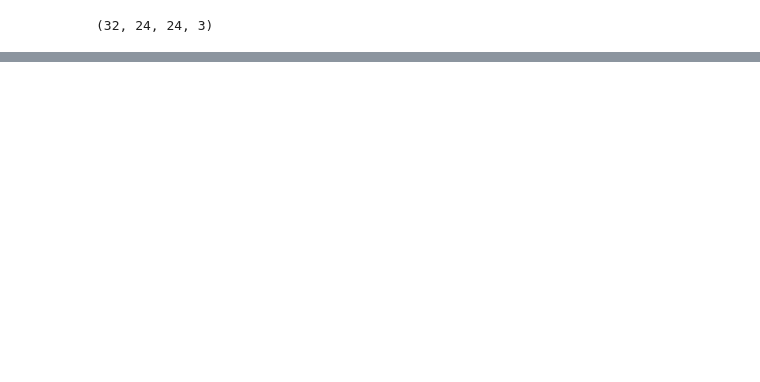
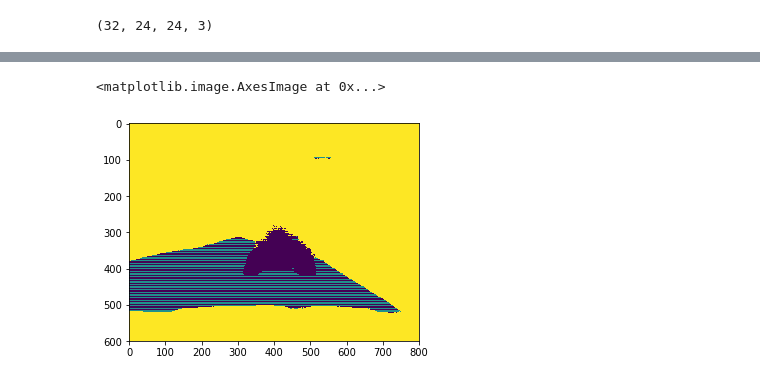
Before and after one commit to chiyuan-goh/lyft-perception-challenge, a Jupyter notebook: Untitled.ipynb, the cells around one changed output, grey strips where cells are left out. Drawn from its saved outputs; the diff is of its cells as text; code cells hidden in the pictures; blank space fills up the shorter version.

```diff
--- a/Untitled.ipynb
+++ b/Untitled.ipynb
@@ -168,0 +194,12 @@ SyntaxError: unexpected EOF while parsing (<ipython-input-18-29236c8cf1d5>, line
+# %%
+test_x = np.zeros((1, 600, 800, 3))
+test_x[0, :, : ,: ] = img
+model = load_model("m1")
+test_sample = model.predict(test_x)
+# %%
+final = test_sample.argmax(axis=2).reshape((1, 600, 800))[0]
+# %%
+plt.imshow(final)
+# %% [output]
+<matplotlib.image.AxesImage at 0x...>
+[figure, added]
```
Also changed, not shown: parts of 11 cells of this notebook, 2 other files.
